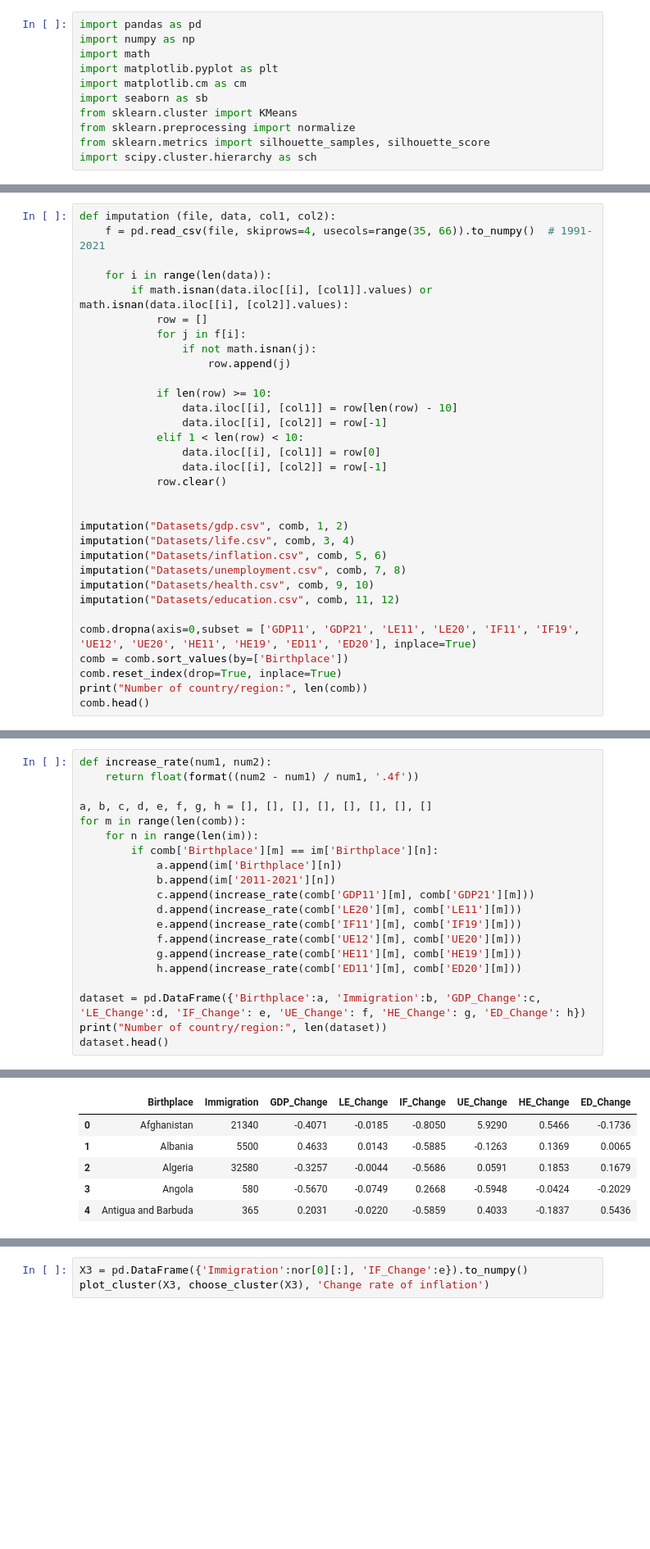
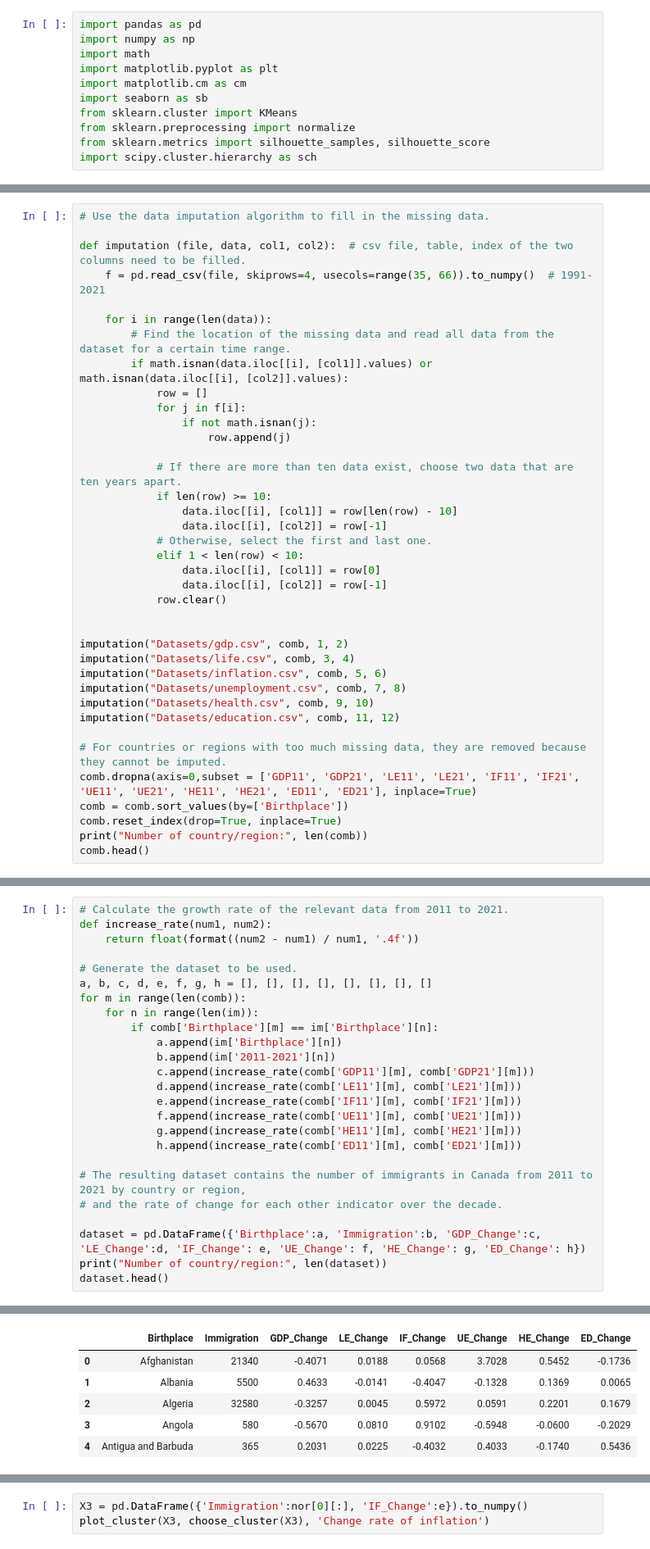
Before and after one commit to Hongwei-Z/CanadianImmigrationStudy, a Jupyter notebook: Main.ipynb, the cells around one changed output, grey strips where cells are left out. Shown at 82% size. Cells and saved outputs as stored; diff of their text form; blank space fills up the shorter version.

```diff
--- a/Main.ipynb
+++ b/Main.ipynb
@@ -67,17 +86,22 @@ Number of country/region: 266
 # %%
-def imputation (file, data, col1, col2):
+# Use the data imputation algorithm to fill in the missing data.
+
+def imputation (file, data, col1, col2):  # csv file, table, index of the two columns need to be filled.
     f = pd.read_csv(file, skiprows=4, usecols=range(35, 66)).to_numpy()  # 1991-2021
 
     for i in range(len(data)):
+        # Find the location of the missing data and read all data from the dataset for a certain time range.
         if math.isnan(data.iloc[[i], [col1]].values) or math.isnan(data.iloc[[i], [col2]].values):
             row = []
             for j in f[i]:
                 if not math.isnan(j):
                     row.append(j)
 
+            # If there are more than ten data exist, choose two data that are ten years apart.
             if len(row) >= 10:
                 data.iloc[[i], [col1]] = row[len(row) - 10]
                 data.iloc[[i], [col2]] = row[-1]
+            # Otherwise, select the first and last one.
             elif 1 < len(row) < 10:
                 data.iloc[[i], [col1]] = row[0]
                 data.iloc[[i], [col2]] = row[-1]
@@ -91,7 +115,8 @@ imputation("Datasets/unemployment.csv", comb, 7, 8)
 imputation("Datasets/health.csv", comb, 9, 10)
 imputation("Datasets/education.csv", comb, 11, 12)
 
-comb.dropna(axis=0,subset = ['GDP11', 'GDP21', 'LE11', 'LE20', 'IF11', 'IF19', 'UE12', 'UE20', 'HE11', 'HE19', 'ED11', 'ED20'], inplace=True)
+# For countries or regions with too much missing data, they are removed because they cannot be imputed.
+comb.dropna(axis=0,subset = ['GDP11', 'GDP21', 'LE11', 'LE21', 'IF11', 'IF21', 'UE11', 'UE21', 'HE11', 'HE21', 'ED11', 'ED21'], inplace=True)
 comb = comb.sort_values(by=['Birthplace'])
 comb.reset_index(drop=True, inplace=True)
 print("Number of country/region:", len(comb))
@@ -107,29 +132,34 @@ Number of country/region: 205
 # %%
+# Calculate the growth rate of the relevant data from 2011 to 2021.
 def increase_rate(num1, num2):
     return float(format((num2 - num1) / num1, '.4f'))
 
+# Generate the dataset to be used.
 a, b, c, d, e, f, g, h = [], [], [], [], [], [], [], []
 for m in range(len(comb)):
     for n in range(len(im)):
         if comb['Birthplace'][m] == im['Birthplace'][n]:
             a.append(im['Birthplace'][n])
             b.append(im['2011-2021'][n])
             c.append(increase_rate(comb['GDP11'][m], comb['GDP21'][m]))
-            d.append(increase_rate(comb['LE20'][m], comb['LE11'][m]))
-            e.append(increase_rate(comb['IF11'][m], comb['IF19'][m]))
-            f.append(increase_rate(comb['UE12'][m], comb['UE20'][m]))
-            g.append(increase_rate(comb['HE11'][m], comb['HE19'][m]))
-            h.append(increase_rate(comb['ED11'][m], comb['ED20'][m]))
+            d.append(increase_rate(comb['LE11'][m], comb['LE21'][m]))
+            e.append(increase_rate(comb['IF11'][m], comb['IF21'][m]))
+            f.append(increase_rate(comb['UE11'][m], comb['UE21'][m]))
+            g.append(increase_rate(comb['HE11'][m], comb['HE21'][m]))
+            h.append(increase_rate(comb['ED11'][m], comb['ED21'][m]))
+
+# The resulting dataset contains the number of immigrants in Canada from 2011 to 2021 by country or region,
+# and the rate of change for each other indicator over the decade.
 
 dataset = pd.DataFrame({'Birthplace':a, 'Immigration':b, 'GDP_Change':c, 'LE_Change':d, 'IF_Change': e, 'UE_Change': f, 'HE_Change': g, 'ED_Change': h})
 print("Number of country/region:", len(dataset))
 dataset.head()
 # %% [output]
 Number of country/region: 138
 |  | Birthplace | Immigration | GDP_Change | LE_Change | IF_Change | UE_Change | HE_Change | ED_Change |
-| 0 | Afghanistan | 21340 | -0.4071 | -0.0185 | -0.8050 | 5.9290 | 0.5466 | -0.1736 |
-| 1 | Albania | 5500 | 0.4633 | 0.0143 | -0.5885 | -0.1263 | 0.1369 | 0.0065 |
-| 2 | Algeria | 32580 | -0.3257 | -0.0044 | -0.5686 | 0.0591 | 0.1853 | 0.1679 |
-| 3 | Angola | 580 | -0.5670 | -0.0749 | 0.2668 | -0.5948 | -0.0424 | -0.2029 |
-| 4 | Antigua and Barbuda | 365 | 0.2031 | -0.0220 | -0.5859 | 0.4033 | -0.1837 | 0.5436 |
+| 0 | Afghanistan | 21340 | -0.4071 | 0.0188 | 0.0568 | 3.7028 | 0.5452 | -0.1736 |
+| 1 | Albania | 5500 | 0.4633 | -0.0141 | -0.4047 | -0.1328 | 0.1369 | 0.0065 |
+| 2 | Algeria | 32580 | -0.3257 | 0.0045 | 0.5972 | 0.0591 | 0.2201 | 0.1679 |
+| 3 | Angola | 580 | -0.5670 | 0.0810 | 0.9102 | -0.5948 | -0.0600 | -0.2029 |
+| 4 | Antigua and Barbuda | 365 | 0.2031 | 0.0225 | -0.4032 | 0.4033 | -0.1740 | 0.5436 |
 # %%
```
Also changed, not shown: parts of 22 cells of this notebook, 1 other file.
